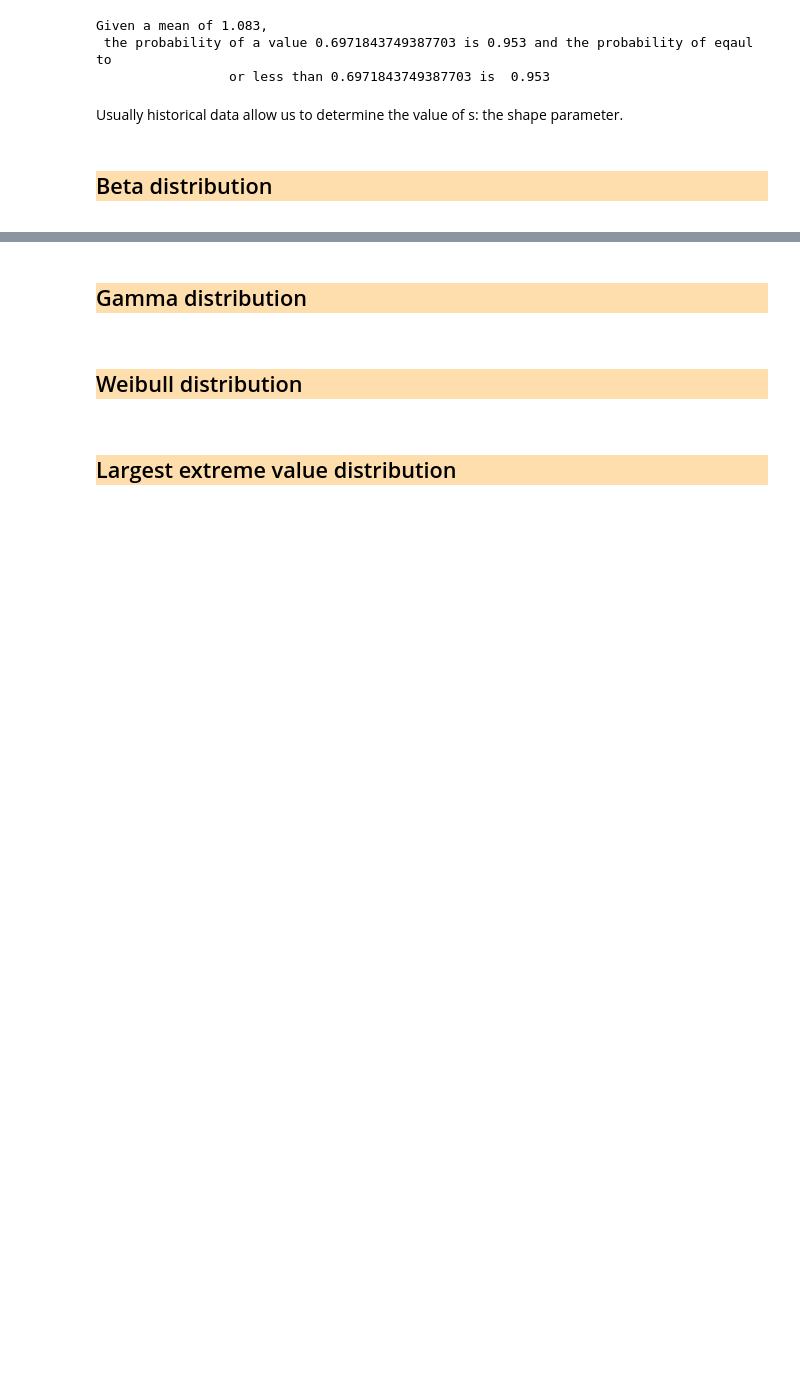
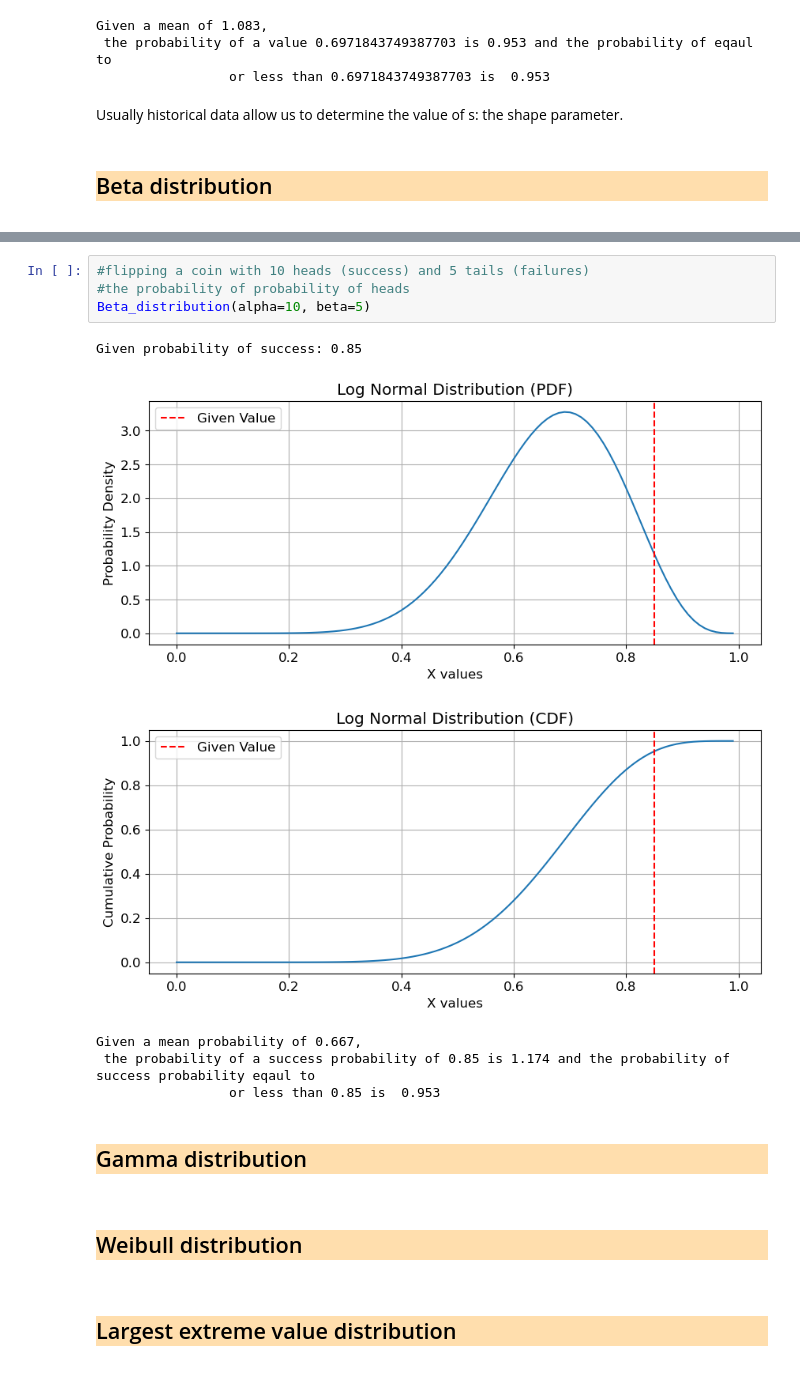
Before and after one commit to shibzr/statistics, a Jupyter notebook: Probability Distribution.ipynb, the cells around one changed output, grey strips where cells are left out. Saved outputs shown, nothing was run; the diff lists cells and outputs as text; blank space fills up the shorter version.

Commit message:
added beta distribution

```diff
--- a/Probability Distribution.ipynb
+++ b/Probability Distribution.ipynb
@@ -1290,3 +1359,14 @@ Usually historical data allow us to determine the value of s: the shape paramete
+# %%
+#flipping a coin with 10 heads (success) and 5 tails (failures)
+#the probability of probability of heads
+Beta_distribution(alpha=10, beta=5)
+# %% [output]
+Given probability of success: 0.85
+[figure, added]
+[figure, added]
+Given a mean probability of 0.667,
+ the probability of a success probability of 0.85 is 1.174 and the probability of success probability eqaul to
+                 or less than 0.85 is  0.953
 # %% [markdown]
 <div style="background-color: NavajoWhite; border-style: solid;font-family: Arial">
 
```
Also changed, not shown: parts of 3 cells of this notebook.
